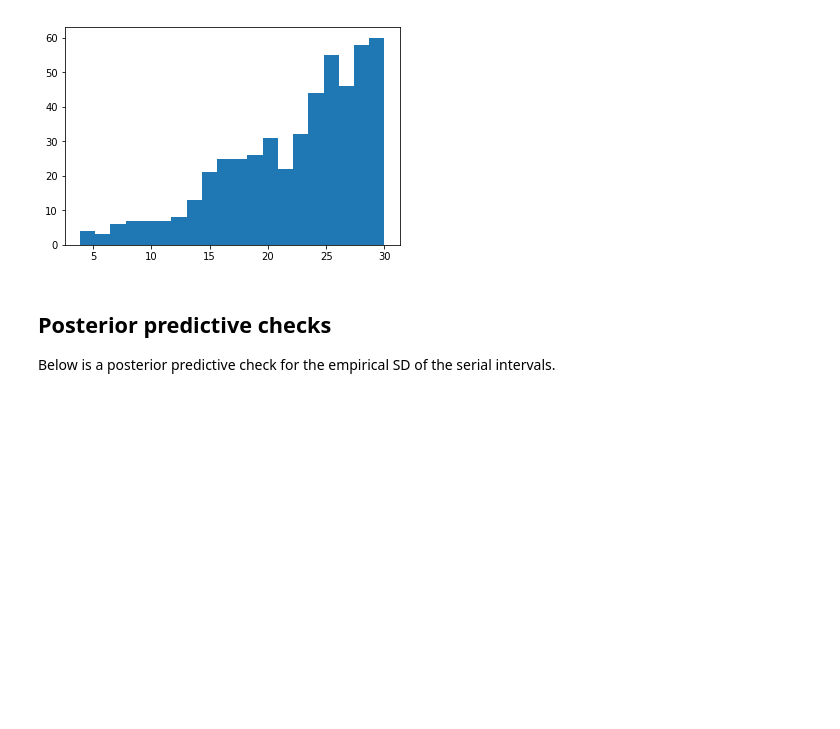
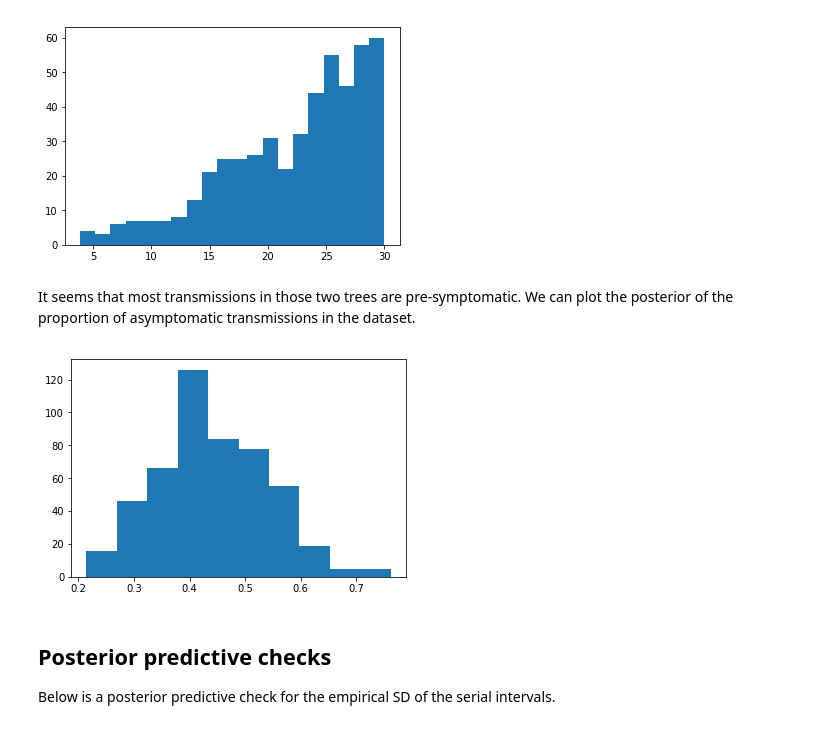
Before and after one commit to bacallado/covid_tree, a Jupyter notebook: GibbsSampler.ipynb, the cells around one changed output. Drawn from its saved outputs; the diff is of its cells as text; code cells hidden in the pictures; blank space fills up the shorter version.

```diff
--- a/GibbsSampler.ipynb
+++ b/GibbsSampler.ipynb
@@ -366,6 +366,20 @@ Incidentally, it seems that the Uniform([0,30]) prior on the shape parameter $\a
 _=plt.hist(a1[500:],bins=20)
 # %% [output]
 [figure]
+# %% [markdown]
+It seems that most transmissions in those two trees are pre-symptomatic. We can plot the posterior of the proportion of asymptomatic transmissions in the dataset.
+# %%
+propPreSymptom = []
+for i in range(500,len(samples)):
+    T = samples[i][0]
+    I = samples[i][1]
+    notIndex = np.arange(1,n+1)[[T.parent[w]!=0 for w in range(1,n+1)]]
+    inters = np.array([I[v]-S[T.parent[v]] for v in notIndex])
+    propPreSymptom.append(np.mean(inters<0))
+
+_ = plt.hist(propPreSymptom)
+# %% [output]
+[figure, added]
 # %% [markdown]
 ## Posterior predictive checks
 
```
Also changed, not shown: parts of 3 cells of this notebook.
